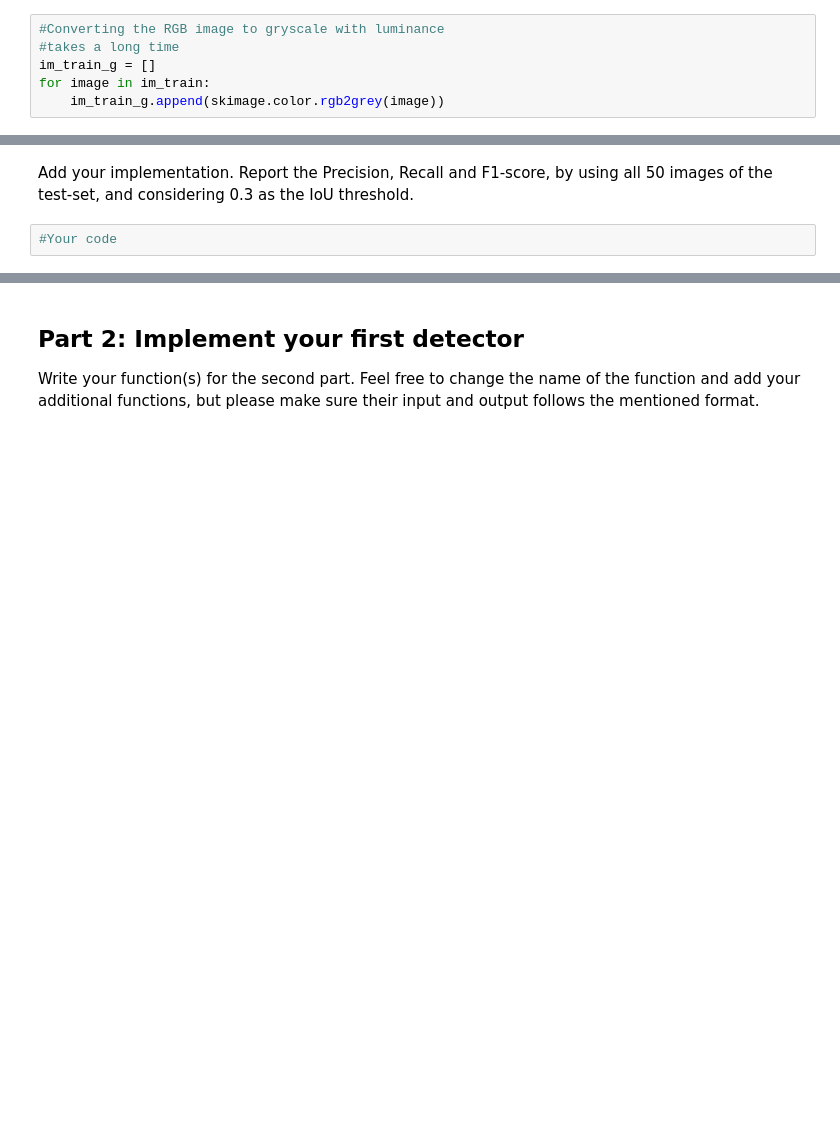
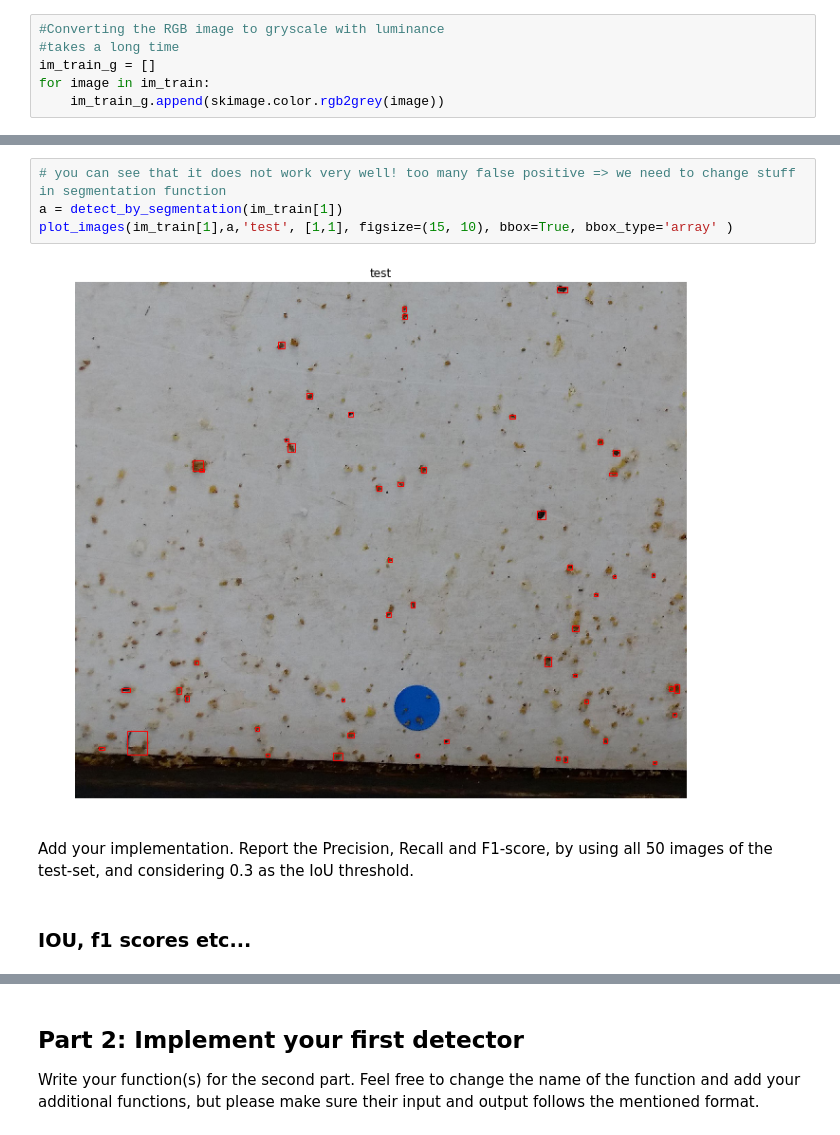
Before and after one commit to emilebourban/IAPR-project, a Jupyter notebook: special_project.ipynb, the cells around one changed output, grey strips where cells are left out. Saved outputs shown, nothing was run; the diff lists cells and outputs as text; blank space fills up the shorter version.

Commit message:
First implementation of part 1
It doesn't work well

```diff
--- a/special_project.ipynb
+++ b/special_project.ipynb
@@ -215,4 +277,10 @@ def detect_by_segmentation(img):
+# %%
+# you can see that it does not work very well! too many false positive => we need to change stuff in segmentation function
+a = detect_by_segmentation(im_train[1])
+plot_images(im_train[1],a,'test', [1,1], figsize=(15, 10), bbox=True, bbox_type='array' )
+# %% [output]
+[figure, added]
 # %% [markdown]
 Add your implementation. Report the Precision, Recall and F1-score, by using all 50 images of the test-set, and considering 0.3 as the IoU threshold.
-# %%
-#Your code
+# %% [markdown]
+### IOU, f1 scores etc...
```
Also changed, not shown: parts of 10 cells of this notebook.
